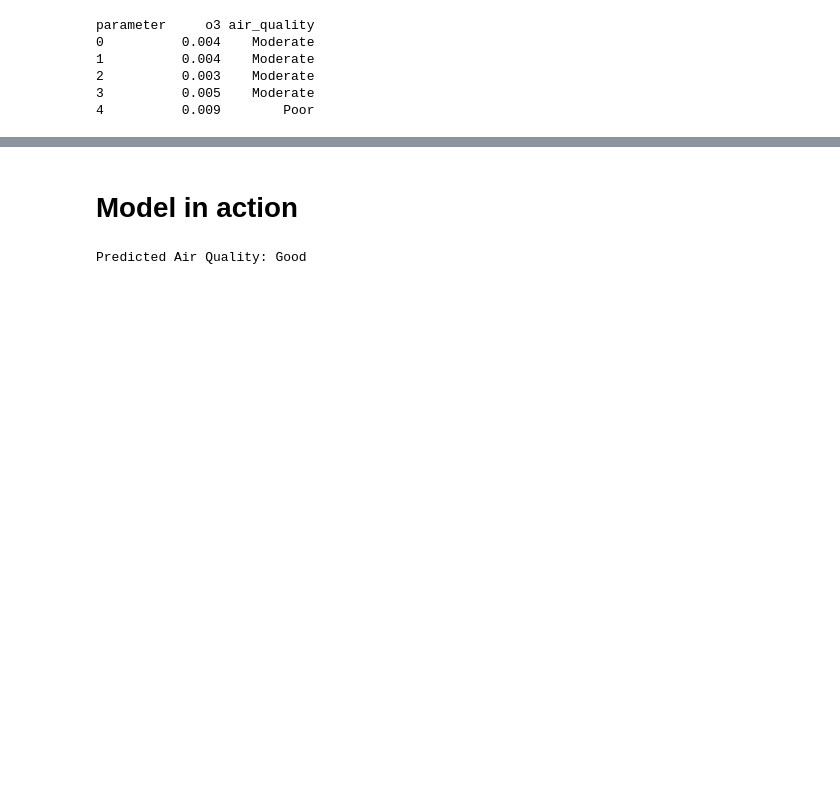
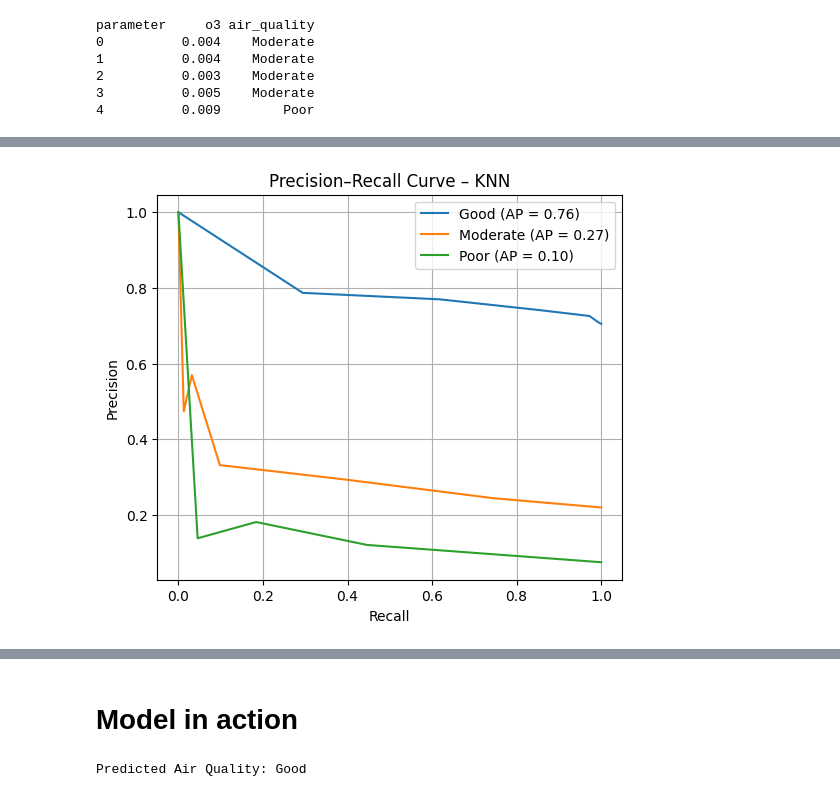
Before and after one commit to PrajjwalNakarmi/Artificial-Intelligence, a Jupyter notebook: AirQualityIndex.ipynb, the cells around one changed output, grey strips where cells are left out. Saved outputs shown, nothing was run; the diff lists cells and outputs as text; code cells hidden in the pictures; blank space fills up the shorter version.

```diff
--- a/AirQualityIndex.ipynb
+++ b/AirQualityIndex.ipynb
@@ -330,3 +369,34 @@ plot_confusion_matrix(y_test,knn_pred,"Confusion Matrix – KNN Classifier")
+# %%
+# Get predicted probabilities from KNN
+y_score_knn = knn.predict_proba(X_test_scaled)
+
+plt.figure(figsize=(6,5))
+
+for i, class_name in enumerate(classes):
+    precision, recall, _ = precision_recall_curve(
+        y_test_bin[:, i],
+        y_score_knn[:, i]
+    )
+
+    avg_precision = average_precision_score(
+        y_test_bin[:, i],
+        y_score_knn[:, i]
+    )
+
+    plt.plot(
+        recall,
+        precision,
+        label=f"{class_name} (AP = {avg_precision:.2f})"
+    )
+
+plt.xlabel("Recall")
+plt.ylabel("Precision")
+plt.title("Precision–Recall Curve – KNN")
+plt.legend()
+plt.grid(True)
+plt.show()
+# %% [output]
+[figure, added]
 # %%
 models = ['Decision Tree', 'Random Forest', 'KNN']
 accuracies = [
```
Also changed, not shown: parts of 21 cells of this notebook.
